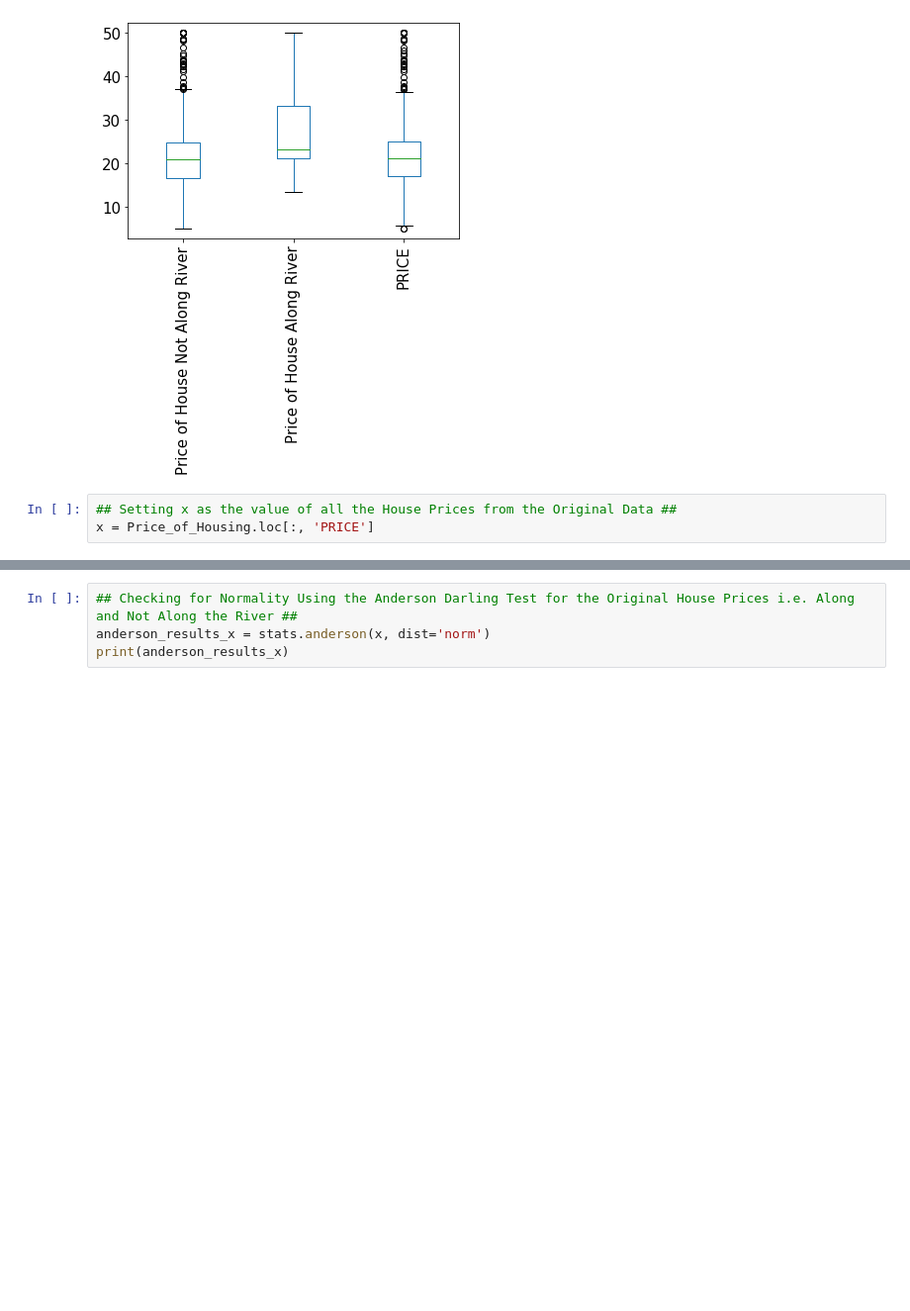
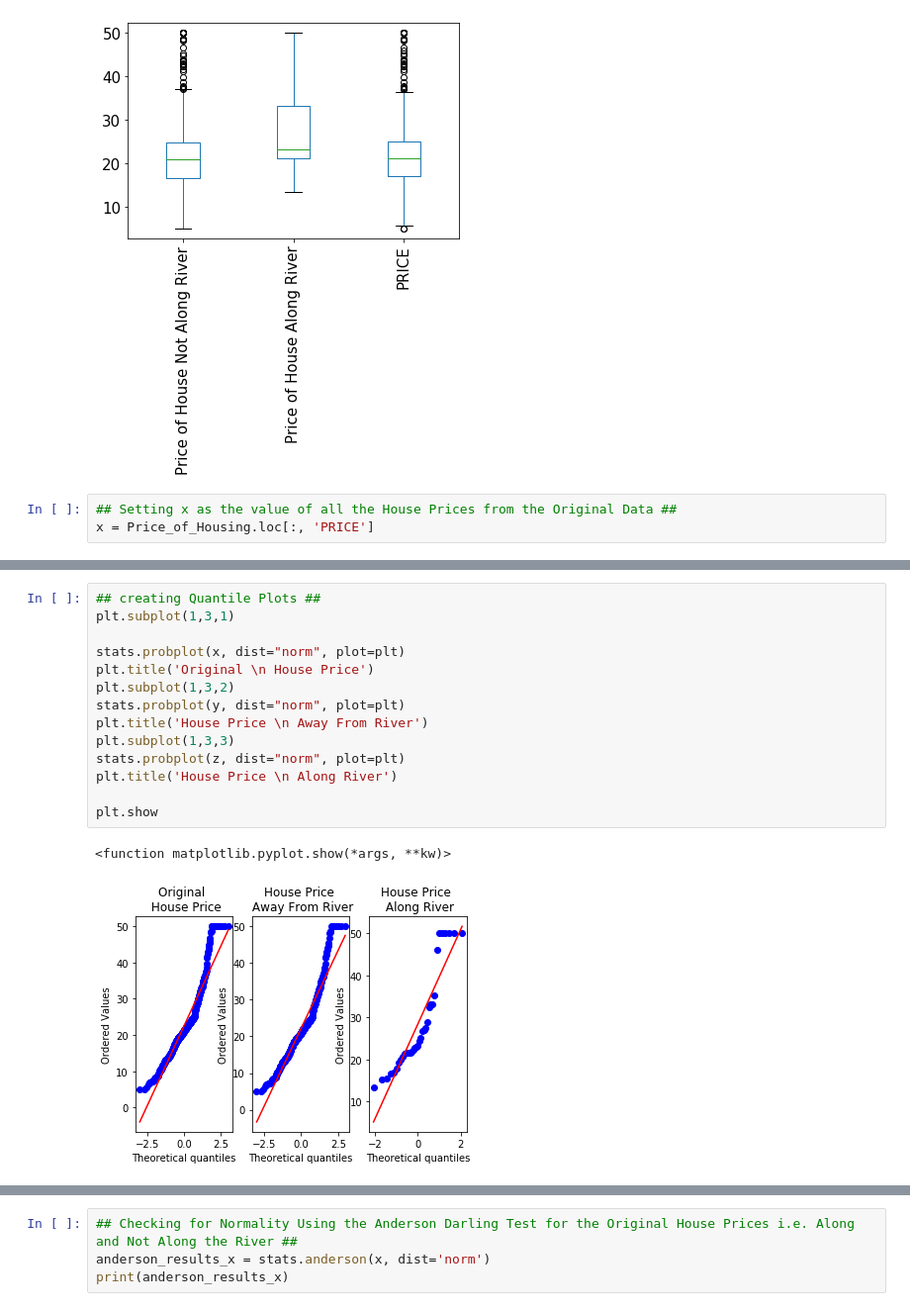
Before and after one commit to shanecanny1/Machine-Learning-and-Statistics-Project, a Jupyter notebook: Machine Learning Project Boston House Prices.ipynb, the cells around one changed output, grey strips where cells are left out. Shown at 99% size. Cells and saved outputs as stored; diff of their text form; blank space fills up the shorter version.

```diff
--- a/Machine Learning Project Boston House Prices.ipynb
+++ b/Machine Learning Project Boston House Prices.ipynb
@@ -227,3 +230,20 @@ plt.show
+# %%
+## creating Quantile Plots ##
+plt.subplot(1,3,1)
+
+stats.probplot(x, dist="norm", plot=plt)
+plt.title('Original \n House Price')
+plt.subplot(1,3,2)
+stats.probplot(y, dist="norm", plot=plt)
+plt.title('House Price \n Away From River')
+plt.subplot(1,3,3)
+stats.probplot(z, dist="norm", plot=plt)
+plt.title('House Price \n Along River')
+
+plt.show
+# %% [output]
+<function matplotlib.pyplot.show(*args, **kw)>
+[figure, added]
 # %%
 ## Creating Distribution Sub Plots of the 3 Sets of Data ##
 
```
Also changed, not shown: parts of 34 cells of this notebook.
